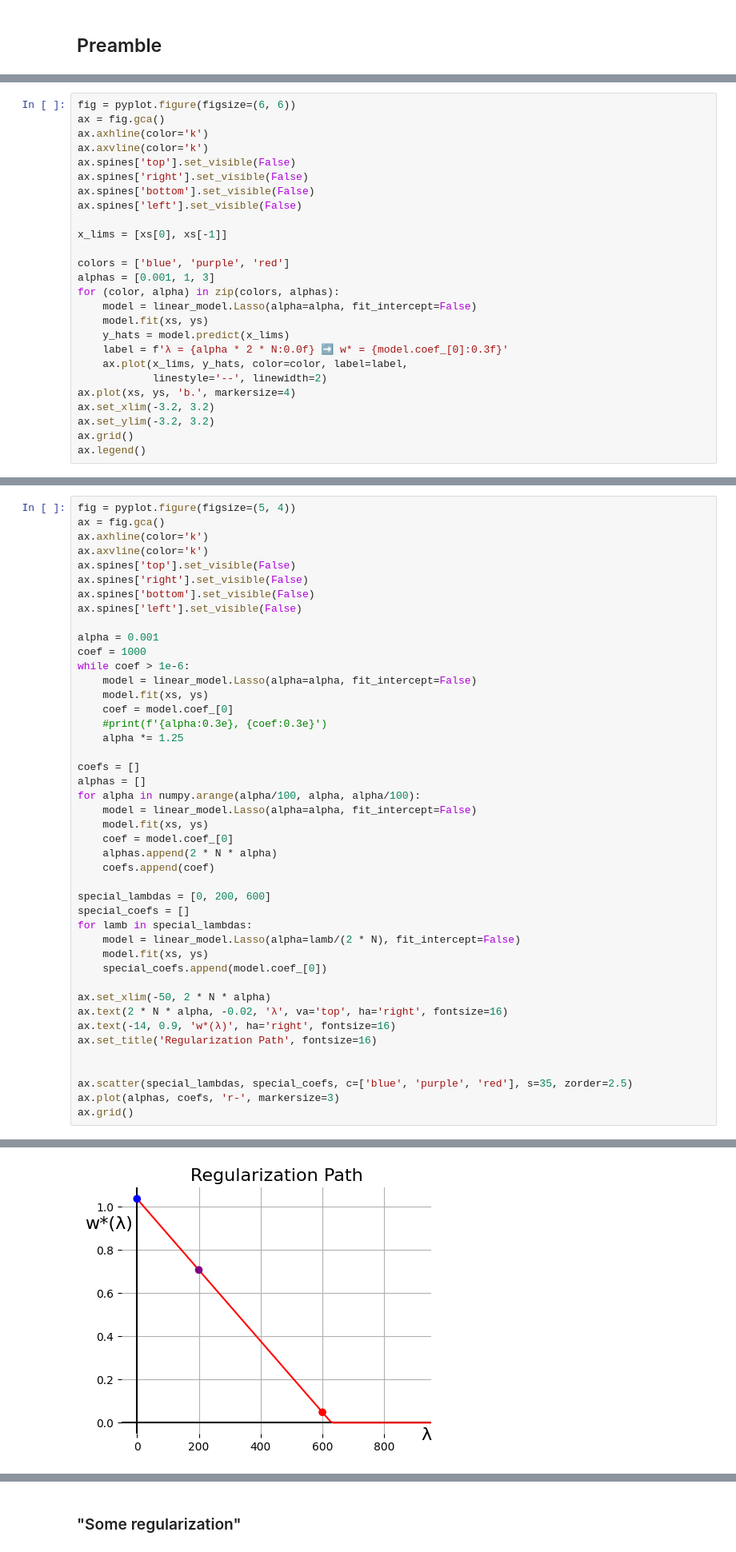
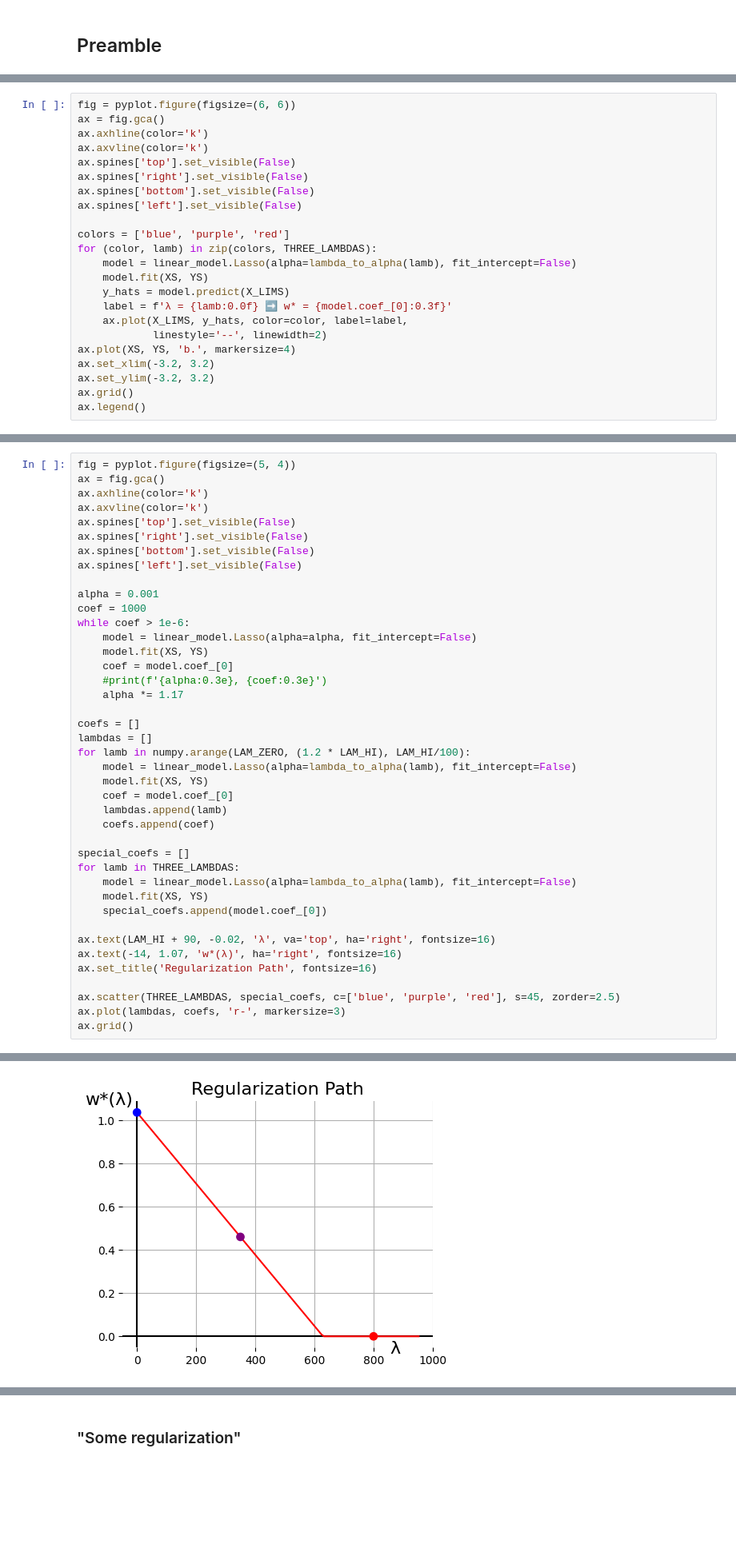
Before and after one commit to bgawalt/blog, a Jupyter notebook: content/jupyter/0004-lasso.ipynb, the cells around one changed output, grey strips where cells are left out. Shown at 80% size. Drawn from its saved outputs; the diff is of its cells as text; blank space fills up the shorter version.

```diff
--- a/content/jupyter/0004-lasso.ipynb
+++ b/content/jupyter/0004-lasso.ipynb
@@ -26,18 +60,15 @@ ax.spines['right'].set_visible(False)
 ax.spines['bottom'].set_visible(False)
 ax.spines['left'].set_visible(False)
 
-x_lims = [xs[0], xs[-1]]
-
 colors = ['blue', 'purple', 'red']
-alphas = [0.001, 1, 3]
-for (color, alpha) in zip(colors, alphas):
-    model = linear_model.Lasso(alpha=alpha, fit_intercept=False)
-    model.fit(xs, ys)
-    y_hats = model.predict(x_lims)
-    label = f'λ = {alpha * 2 * N:0.0f} ➡️ w* = {model.coef_[0]:0.3f}'
-    ax.plot(x_lims, y_hats, color=color, label=label,
+for (color, lamb) in zip(colors, THREE_LAMBDAS):
+    model = linear_model.Lasso(alpha=lambda_to_alpha(lamb), fit_intercept=False)
+    model.fit(XS, YS)
+    y_hats = model.predict(X_LIMS)
+    label = f'λ = {lamb:0.0f} ➡️ w* = {model.coef_[0]:0.3f}'
+    ax.plot(X_LIMS, y_hats, color=color, label=label,
             linestyle='--', linewidth=2)
-ax.plot(xs, ys, 'b.', markersize=4)
+ax.plot(XS, YS, 'b.', markersize=4)
 ax.set_xlim(-3.2, 3.2)
 ax.set_ylim(-3.2, 3.2)
 ax.grid()
@@ -59,34 +90,31 @@ alpha = 0.001
 coef = 1000
 while coef > 1e-6:
     model = linear_model.Lasso(alpha=alpha, fit_intercept=False)
-    model.fit(xs, ys)
+    model.fit(XS, YS)
     coef = model.coef_[0]
     #print(f'{alpha:0.3e}, {coef:0.3e}')
-    alpha *= 1.25
+    alpha *= 1.17
 
 coefs = []
-alphas = []
-for alpha in numpy.arange(alpha/100, alpha, alpha/100):
-    model = linear_model.Lasso(alpha=alpha, fit_intercept=False)
-    model.fit(xs, ys)
+lambdas = []
+for lamb in numpy.arange(LAM_ZERO, (1.2 * LAM_HI), LAM_HI/100):
+    model = linear_model.Lasso(alpha=lambda_to_alpha(lamb), fit_intercept=False)
+    model.fit(XS, YS)
     coef = model.coef_[0]
-    alphas.append(2 * N * alpha)
+    lambdas.append(lamb)
     coefs.append(coef)
 
-special_lambdas = [0, 200, 600]
 special_coefs = []
-for lamb in special_lambdas:
-    model = linear_model.Lasso(alpha=lamb/(2 * N), fit_intercept=False)
-    model.fit(xs, ys)
+for lamb in THREE_LAMBDAS:
+    model = linear_model.Lasso(alpha=lambda_to_alpha(lamb), fit_intercept=False)
+    model.fit(XS, YS)
     special_coefs.append(model.coef_[0])
 
-ax.set_xlim(-50, 2 * N * alpha)
-ax.text(2 * N * alpha, -0.02, 'λ', va='top', ha='right', fontsize=16)
-ax.text(-14, 0.9, 'w*(λ)', ha='right', fontsize=16)
+ax.text(LAM_HI + 90, -0.02, 'λ', va='top', ha='right', fontsize=16)
+ax.text(-14, 1.07, 'w*(λ)', ha='right', fontsize=16)
 ax.set_title('Regularization Path', fontsize=16)
 
-
-ax.scatter(special_lambdas, special_coefs, c=['blue', 'purple', 'red'], s=35, zorder=2.5)
-ax.plot(alphas, coefs, 'r-', markersize=3)
+ax.scatter(THREE_LAMBDAS, special_coefs, c=['blue', 'purple', 'red'], s=45, zorder=2.5)
+ax.plot(lambdas, coefs, 'r-', markersize=3)
 ax.grid()
 # %% [output]
@@ -95,3 +121,3 @@ Linear regression models with a zero l1 penalization strength are more efficient
-[figure, old version]
+[figure, new version]
 # %% [markdown]
 ## "What's Lasso doing? (Parabolas.)
```
Also changed, not shown: parts of 18 cells of this notebook, 2 other files.
